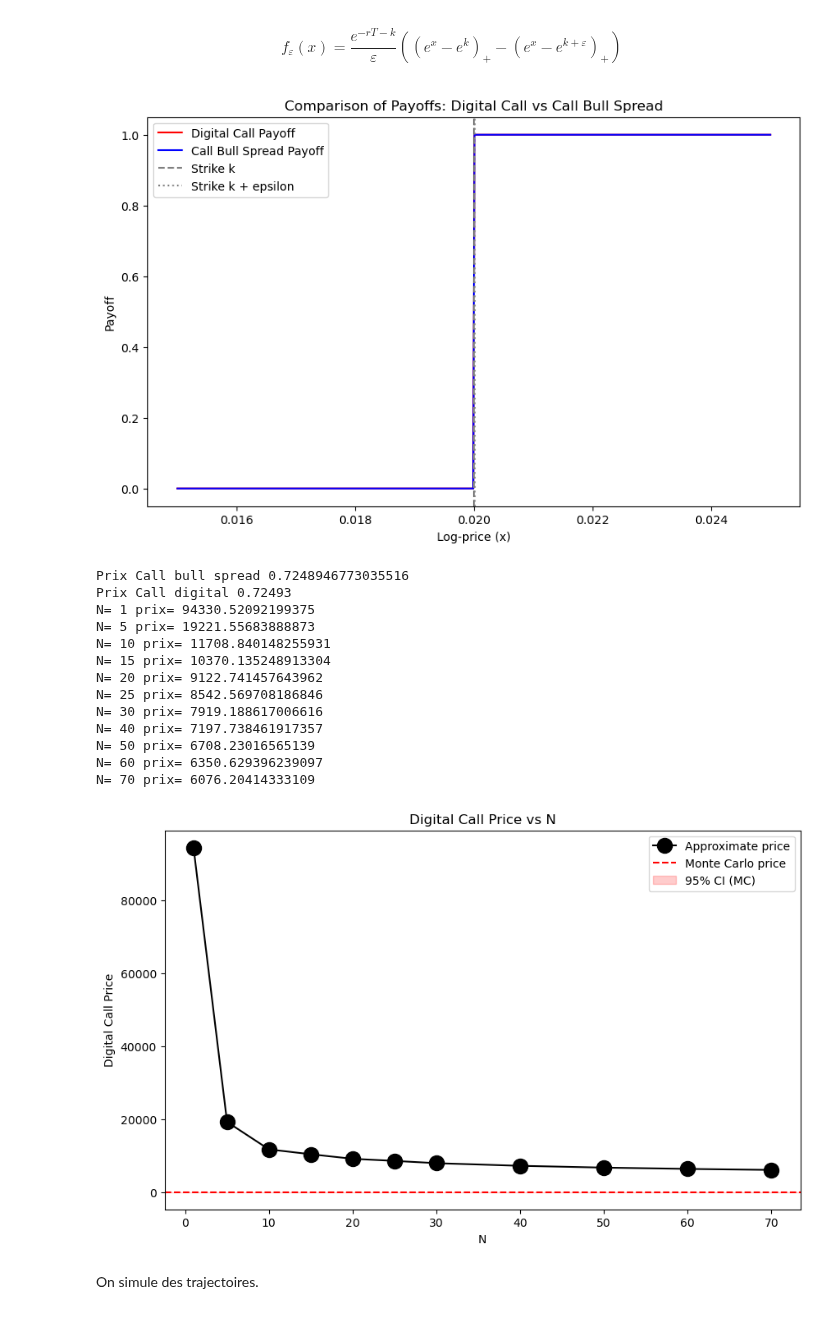
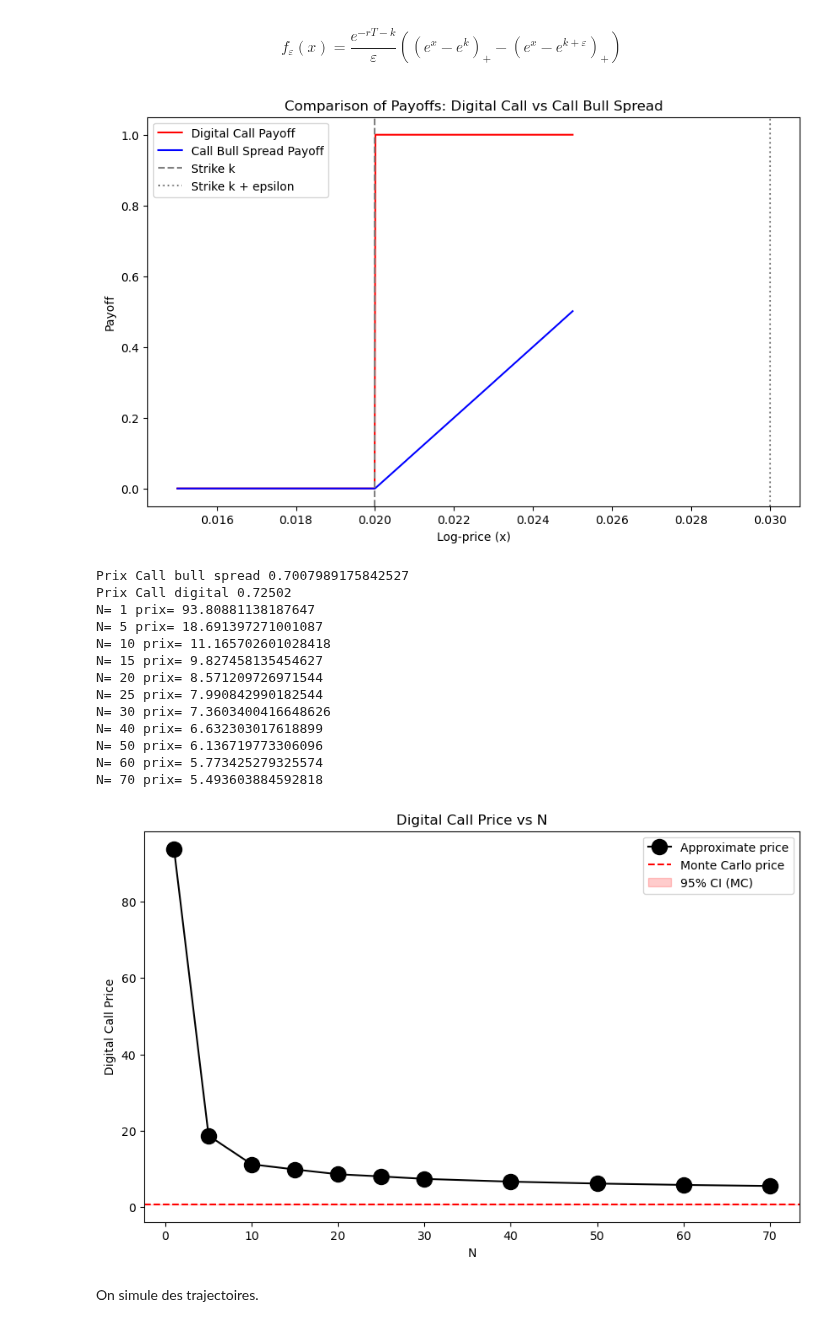
Before and after one commit to maxence2508/stage-cermics, a Jupyter notebook: jacobi.ipynb, the cells around one changed output. Drawn from its saved outputs; the diff is of its cells as text; code cells hidden in the pictures.

```diff
--- a/jacobi.ipynb
+++ b/jacobi.ipynb
@@ -237,7 +237,7 @@ print("E(XT) par calcul :", X0 + (r-delta-theta/2)*T + (V0-theta)*(np.exp(-kappa
 print("V(XT) par MC", m2_mc-m_mc**2)
 print("V(XT) par calcul", (V0-theta)*(1-np.exp(1-np.exp(-kappa*T)))/kappa + theta*T)
 
-Ns = [1, 3, 5, 10, 15, 20, 25, 30, 35, 40, 50, 60, 70]
+Ns = [1, 3, 5, 10, 15, 20, 25]
 call_prices = []
 
 for N in Ns:
@@ -373,7 +380,7 @@ delta = 0.
 k = 0.02
 T = 1/12
 r = 0.
-eps = 10**(-5)
+eps = 10**(-2)
 sigma_w = sigma
 mu_w = 0.1
 
@@ -416,48 +423,48 @@ call_bull_spread_price_mc, call_bull_spread_std_mc = model.monte_carlo(V0, X0, p
 print("Prix Call bull spread", call_bull_spread_price_mc)
 print("Prix Call digital", digital_price_mc)
 
 # Confidence interval
 std_error = digital_std_mc / np.sqrt(n_paths)
 ci_low = digital_price_mc - 1.96 * std_error
 ci_high = digital_price_mc + 1.96 * std_error
 
 # Price approximation for various N
 Ns = [1, 5, 10, 15, 20, 25, 30, 40, 50, 60, 70]
 digital_prices = []
 for N in Ns:
     price = model.price_call_bull_spread(N, k, T, eps)
     digital_prices.append(price)
     print("N=", N, "prix=", price)
 
 # Plot
 plt.figure(figsize=(10, 6))
 plt.plot(Ns, digital_prices, marker='o', markersize=13, linestyle='-', color='black', label='Approximate price')
 
 # Monte Carlo reference line and 95% confidence interval
 plt.axhline(y=digital_price_mc, color='red', linestyle='--', label='Monte Carlo price')
 plt.axhspan(ci_low, ci_high, xmin=0, xmax=1, color='red', alpha=0.2, label='95% CI (MC)')
 
 plt.xlabel("N")
 plt.ylabel("Digital Call Price")
 plt.title("Digital Call Price vs N")
 plt.legend()
 plt.show()
 # %% [output]
-[figure, old version]
+[figure, new version]
-Prix Call bull spread 0.7248946773035516
-Prix Call digital 0.72493
-N= 1 prix= 94330.52092199375
-N= 5 prix= 19221.55683888873
-N= 10 prix= 11708.840148255931
-N= 15 prix= 10370.135248913304
-N= 20 prix= 9122.741457643962
-N= 25 prix= 8542.569708186846
-N= 30 prix= 7919.188617006616
-N= 40 prix= 7197.738461917357
-N= 50 prix= 6708.23016565139
-N= 60 prix= 6350.629396239097
-N= 70 prix= 6076.20414333109
+Prix Call bull spread 0.7007989175842527
+Prix Call digital 0.72502
+N= 1 prix= 93.80881138187647
+N= 5 prix= 18.691397271001087
+N= 10 prix= 11.165702601028418
+N= 15 prix= 9.827458135454627
+N= 20 prix= 8.571209726971544
+N= 25 prix= 7.990842990182544
+N= 30 prix= 7.3603400416648626
+N= 40 prix= 6.632303017618899
+N= 50 prix= 6.136719773306096
+N= 60 prix= 5.773425279325574
+N= 70 prix= 5.493603884592818
-[figure, old version]
+[figure, new version]
 # %% [markdown]
 On simule des trajectoires.
 # %%
```
Also changed, not shown: parts of 2 cells of this notebook, 4 other files.
